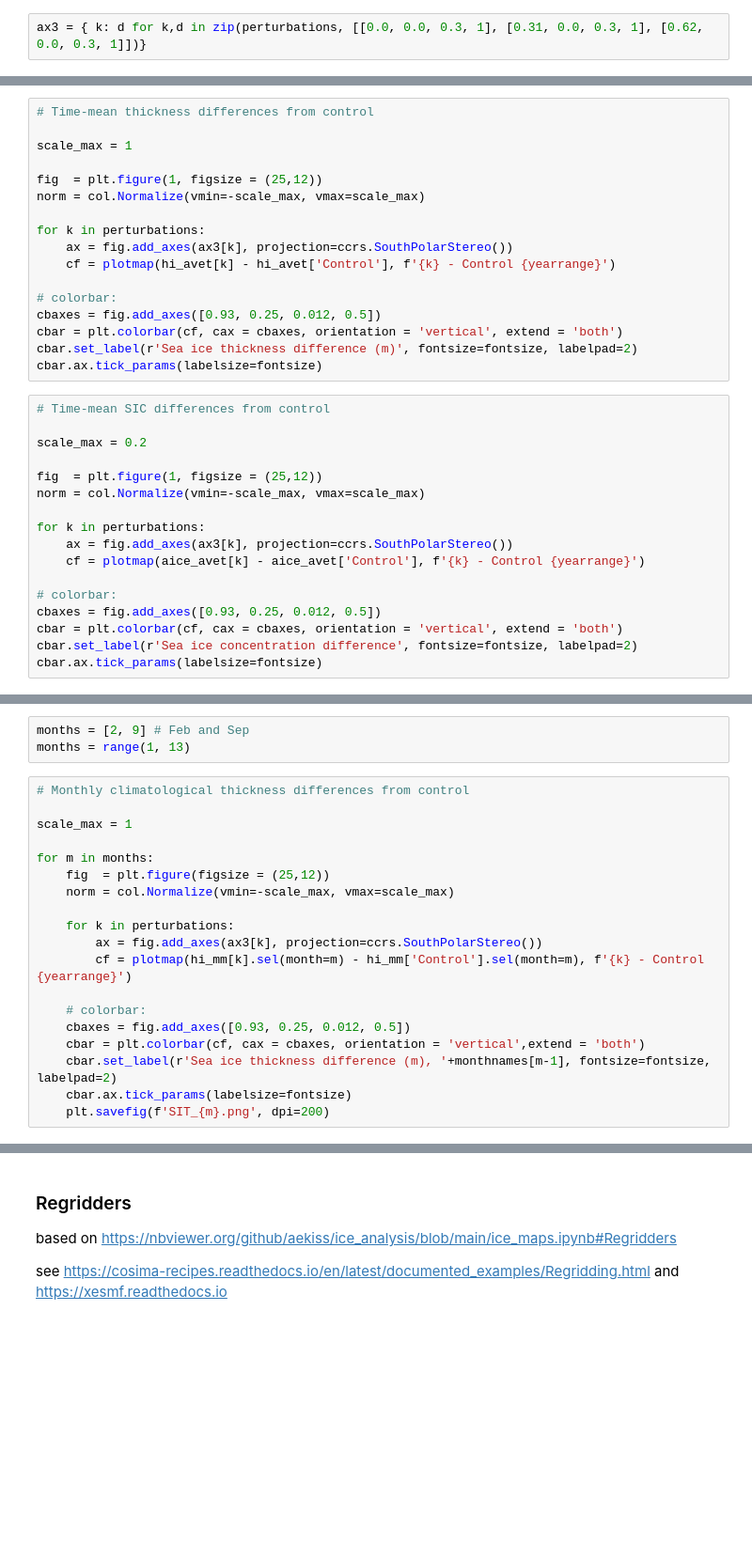
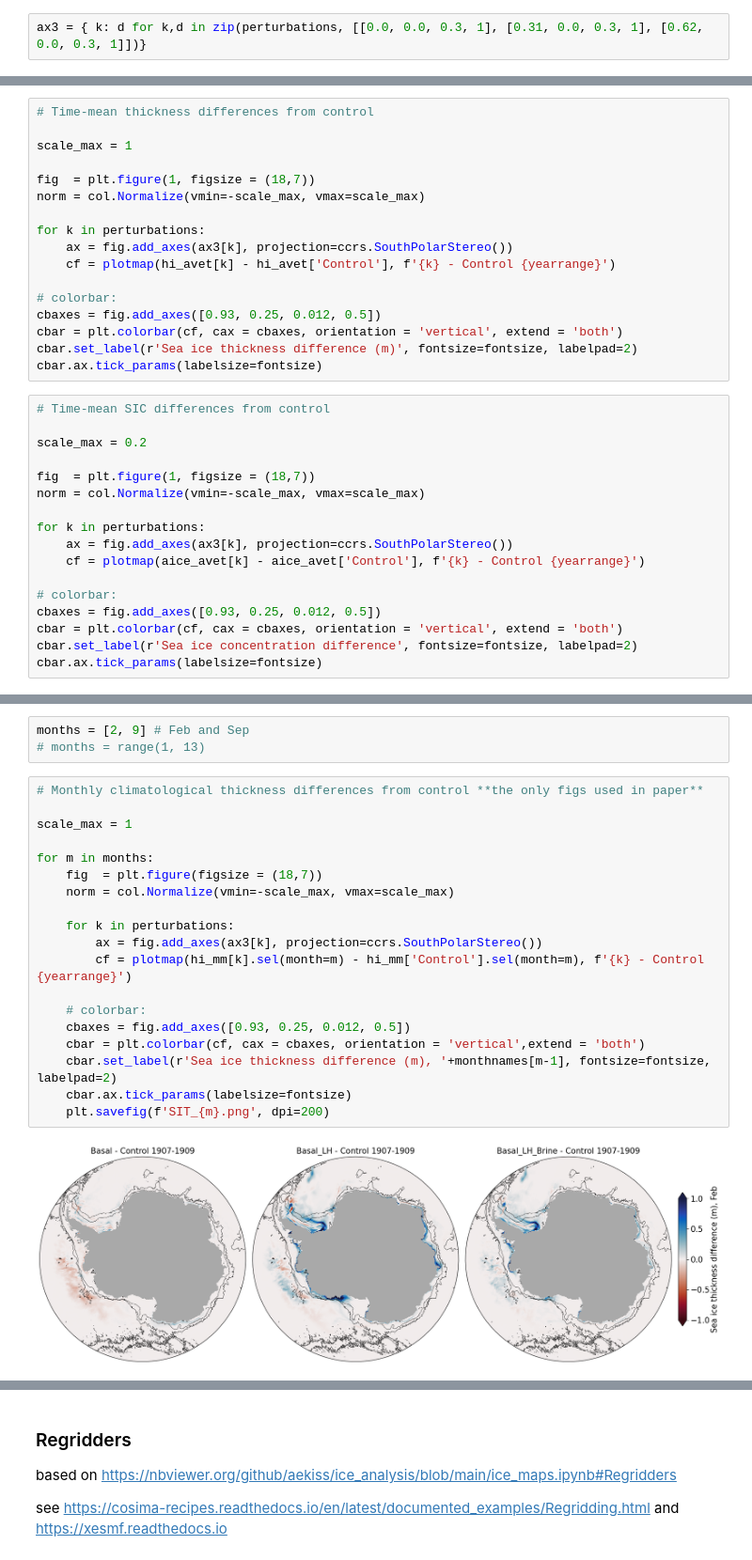
Before and after one commit to pedrocol/basal_mom5-collaborative-project, a Jupyter notebook: notebooks/seaice/seaice.ipynb, the cells around one changed output, grey strips where cells are left out. Shown at 94% size. Cells and saved outputs as stored; diff of their text form; blank space fills up the shorter version.

Commit message:
redo sea ice plots for paper

```diff
--- a/notebooks/seaice/seaice.ipynb
+++ b/notebooks/seaice/seaice.ipynb
@@ -423,7 +486,7 @@ ax3 = { k: d for k,d in zip(perturbations, [[0.0, 0.0, 0.3, 1], [0.31, 0.0, 0.3,
 
 scale_max = 1
 
-fig  = plt.figure(1, figsize = (25,12))
+fig  = plt.figure(1, figsize = (18,7))
 norm = col.Normalize(vmin=-scale_max, vmax=scale_max)
 
 for k in perturbations:
@@ -440,7 +503,7 @@ cbar.ax.tick_params(labelsize=fontsize)
 
 scale_max = 0.2
 
-fig  = plt.figure(1, figsize = (25,12))
+fig  = plt.figure(1, figsize = (18,7))
 norm = col.Normalize(vmin=-scale_max, vmax=scale_max)
 
 for k in perturbations:
@@ -457,22 +520,24 @@ cbar.ax.tick_params(labelsize=fontsize)
 # %%
 months = [2, 9] # Feb and Sep
-months = range(1, 13)
+# months = range(1, 13)
 # %%
-# Monthly climatological thickness differences from control
+# Monthly climatological thickness differences from control **the only figs used in paper**
 
 scale_max = 1
 
 for m in months:
-    fig  = plt.figure(figsize = (25,12))
+    fig  = plt.figure(figsize = (18,7))
     norm = col.Normalize(vmin=-scale_max, vmax=scale_max)
 
     for k in perturbations:
         ax = fig.add_axes(ax3[k], projection=ccrs.SouthPolarStereo())
         cf = plotmap(hi_mm[k].sel(month=m) - hi_mm['Control'].sel(month=m), f'{k} - Control {yearrange}')
 
     # colorbar:
     cbaxes = fig.add_axes([0.93, 0.25, 0.012, 0.5])
     cbar = plt.colorbar(cf, cax = cbaxes, orientation = 'vertical',extend = 'both')
     cbar.set_label(r'Sea ice thickness difference (m), '+monthnames[m-1], fontsize=fontsize, labelpad=2)
     cbar.ax.tick_params(labelsize=fontsize)
     plt.savefig(f'SIT_{m}.png', dpi=200)
+# %% [output]
+[figure, added]
```
Also changed, not shown: parts of 17 cells of this notebook.
